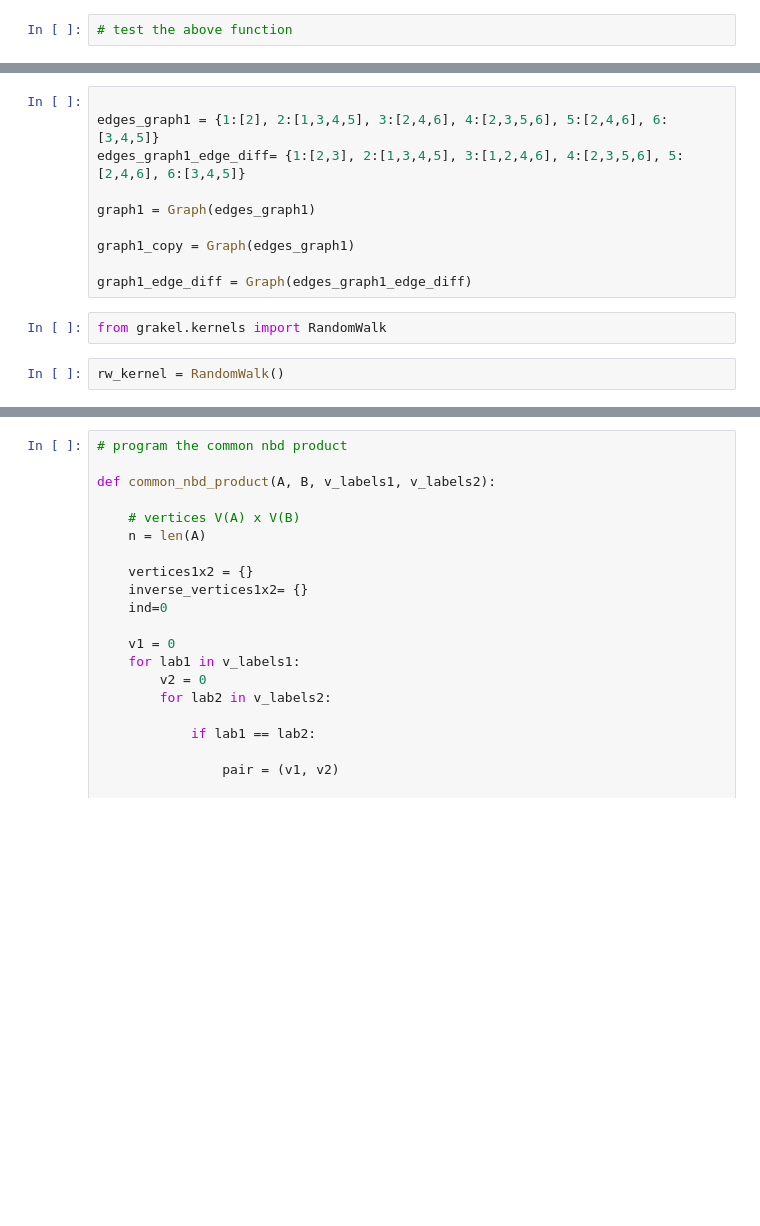
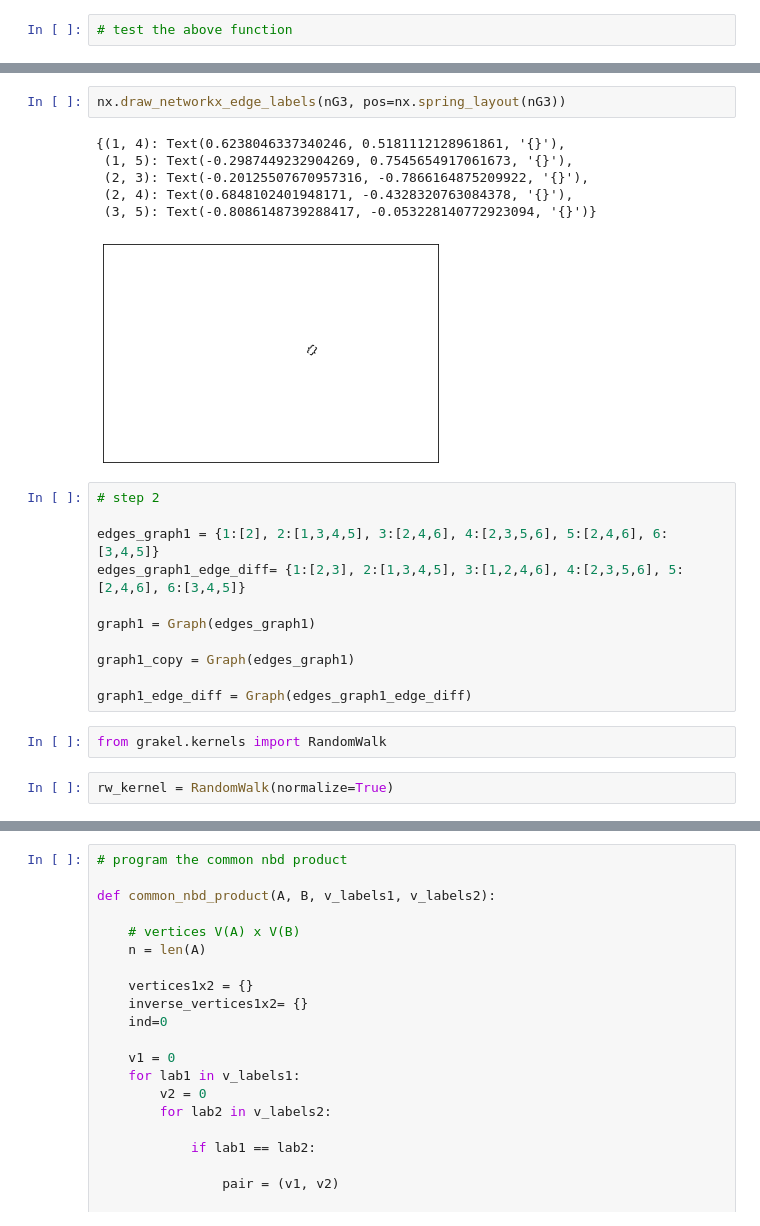
Before and after one commit to siantist/graph_mining, a Jupyter notebook: grakel/nbs/nb1.ipynb, the cells around one changed output, grey strips where cells are left out. Drawn from its saved outputs; the diff is of its cells as text; blank space fills up the shorter version.

```diff
--- a/grakel/nbs/nb1.ipynb
+++ b/grakel/nbs/nb1.ipynb
@@ -75,4 +106,14 @@ G2 = Graph(edges2)
+# %%
+nx.draw_networkx_edge_labels(nG3, pos=nx.spring_layout(nG3))
+# %% [output]
+{(1, 4): Text(0.6238046337340246, 0.5181112128961861, '{}'),
+ (1, 5): Text(-0.2987449232904269, 0.7545654917061673, '{}'),
+ (2, 3): Text(-0.20125507670957316, -0.7866164875209922, '{}'),
+ (2, 4): Text(0.6848102401948171, -0.4328320763084378, '{}'),
+ (3, 5): Text(-0.8086148739288417, -0.053228140772923094, '{}')}
+[figure, added]
 # %%
+# step 2
 
 edges_graph1 = {1:[2], 2:[1,3,4,5], 3:[2,4,6], 4:[2,3,5,6], 5:[2,4,6], 6:[3,4,5]}
 edges_graph1_edge_diff= {1:[2,3], 2:[1,3,4,5], 3:[1,2,4,6], 4:[2,3,5,6], 5:[2,4,6], 6:[3,4,5]}
@@ -85,7 +126,7 @@ graph1_edge_diff = Graph(edges_graph1_edge_diff)
 # %%
 from grakel.kernels import RandomWalk
 # %%
-rw_kernel = RandomWalk()
+rw_kernel = RandomWalk(normalize=True)
 # %%
 rw_kernel.fit_transform([G])
 # %% [output]
```
Also changed, not shown: parts of 16 cells of this notebook.
